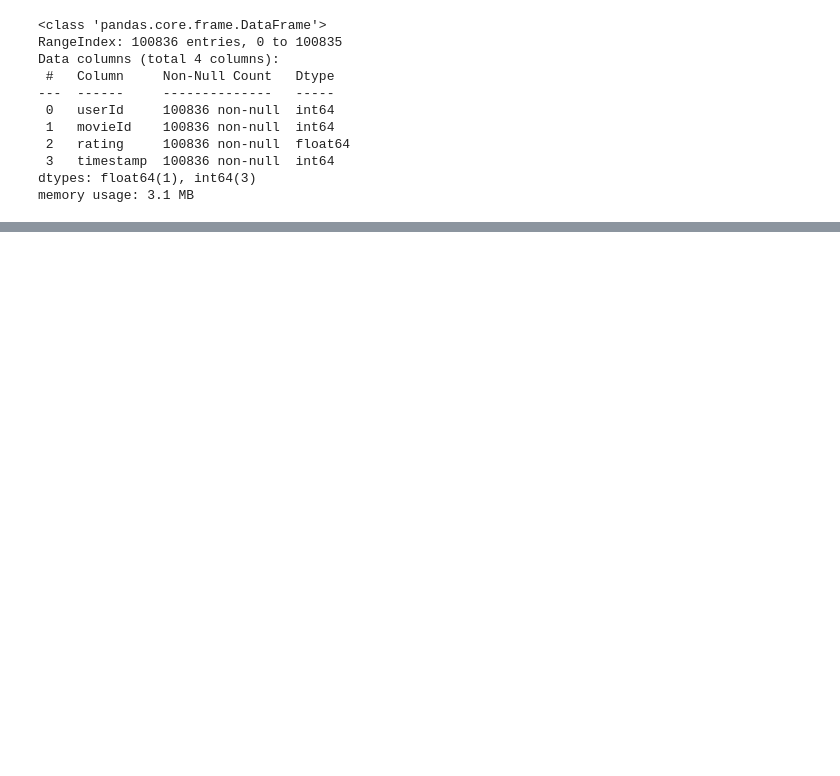
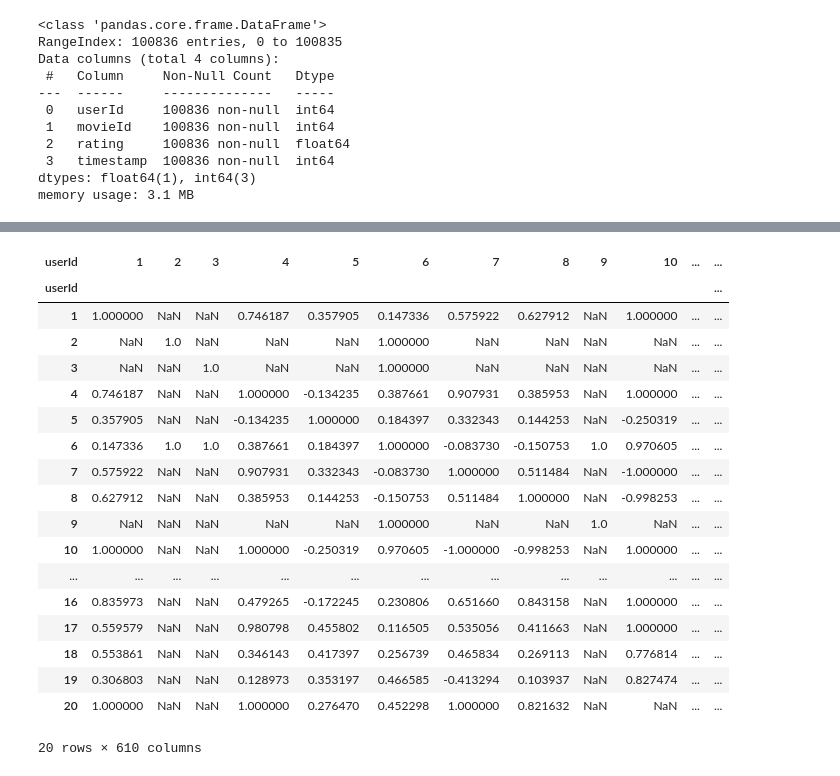
Before and after one commit to gentralg-Gitcoding/fullstack-projects, a Jupyter notebook: capstoneProject/capstone_8/inc_8_movie_recs_Gentral.ipynb, the cells around one changed output, grey strips where cells are left out. Cells and saved outputs as stored; diff of their text form; code cells hidden in the pictures; blank space fills up the shorter version.

```diff
--- a/capstoneProject/capstone_8/inc_8_movie_recs_Gentral.ipynb
+++ b/capstoneProject/capstone_8/inc_8_movie_recs_Gentral.ipynb
@@ -78,0 +394,9 @@ memory usage: 3.1 MB
+# %%
+# Create merged_df by resetting the index of dupes_removed_df for a clean df
+# Inner Merge ratings_df_clean on movie_id
+merged_df = (
+    dupes_removed_df
+    .reset_index()
+    .merge(ratings_df_clean, left_on="movieId", right_on="movieId", how="inner")
+)
+merged_df
@@ -78,0 +477,10 @@ memory usage: 3.1 MB
+# %%
+# Merge our multi-label encoded genres_df and extracted dates back into merge_df
+merged_df = pd.concat(
+    [
+        merged_df.reset_index(drop=True),
+        genre_df.reset_index(drop=True)
+    ],
+    axis=1
+)
+merged_df
@@ -78,0 +620,25 @@ memory usage: 3.1 MB
+# %%
+# Compute values with pearson similarity using the already centered matrix
+user_pearson_similarity_df = item_user_centered.corr(method="pearson")
+
+user_pearson_similarity_df.head(20)
+# %% [output]
+| userId | 1 | 2 | 3 | 4 | 5 | 6 | 7 | 8 | 9 | 10 | ... | ... |
+| userId |  |  |  |  |  |  |  |  |  |  |  | ... |
+| 1 | 1.000000 | NaN | NaN | 0.746187 | 0.357905 | 0.147336 | 0.575922 | 0.627912 | NaN | 1.000000 | ... | ... |
+| 2 | NaN | 1.0 | NaN | NaN | NaN | 1.000000 | NaN | NaN | NaN | NaN | ... | ... |
+| 3 | NaN | NaN | 1.0 | NaN | NaN | 1.000000 | NaN | NaN | NaN | NaN | ... | ... |
+| 4 | 0.746187 | NaN | NaN | 1.000000 | -0.134235 | 0.387661 | 0.907931 | 0.385953 | NaN | 1.000000 | ... | ... |
+| 5 | 0.357905 | NaN | NaN | -0.134235 | 1.000000 | 0.184397 | 0.332343 | 0.144253 | NaN | -0.250319 | ... | ... |
+| 6 | 0.147336 | 1.0 | 1.0 | 0.387661 | 0.184397 | 1.000000 | -0.083730 | -0.150753 | 1.0 | 0.970605 | ... | ... |
+| 7 | 0.575922 | NaN | NaN | 0.907931 | 0.332343 | -0.083730 | 1.000000 | 0.511484 | NaN | -1.000000 | ... | ... |
+| 8 | 0.627912 | NaN | NaN | 0.385953 | 0.144253 | -0.150753 | 0.511484 | 1.000000 | NaN | -0.998253 | ... | ... |
+| 9 | NaN | NaN | NaN | NaN | NaN | 1.000000 | NaN | NaN | 1.0 | NaN | ... | ... |
+| 10 | 1.000000 | NaN | NaN | 1.000000 | -0.250319 | 0.970605 | -1.000000 | -0.998253 | NaN | 1.000000 | ... | ... |
+| ... | ... | ... | ... | ... | ... | ... | ... | ... | ... | ... | ... | ... |
+| 16 | 0.835973 | NaN | NaN | 0.479265 | -0.172245 | 0.230806 | 0.651660 | 0.843158 | NaN | 1.000000 | ... | ... |
+| 17 | 0.559579 | NaN | NaN | 0.980798 | 0.455802 | 0.116505 | 0.535056 | 0.411663 | NaN | 1.000000 | ... | ... |
+| 18 | 0.553861 | NaN | NaN | 0.346143 | 0.417397 | 0.256739 | 0.465834 | 0.269113 | NaN | 0.776814 | ... | ... |
+| 19 | 0.306803 | NaN | NaN | 0.128973 | 0.353197 | 0.466585 | -0.413294 | 0.103937 | NaN | 0.827474 | ... | ... |
+| 20 | 1.000000 | NaN | NaN | 1.000000 | 0.276470 | 0.452298 | 1.000000 | 0.821632 | NaN | NaN | ... | ... |
+20 rows × 610 columns
```
Also changed, not shown: parts of 58 cells of this notebook, 1 other file.
